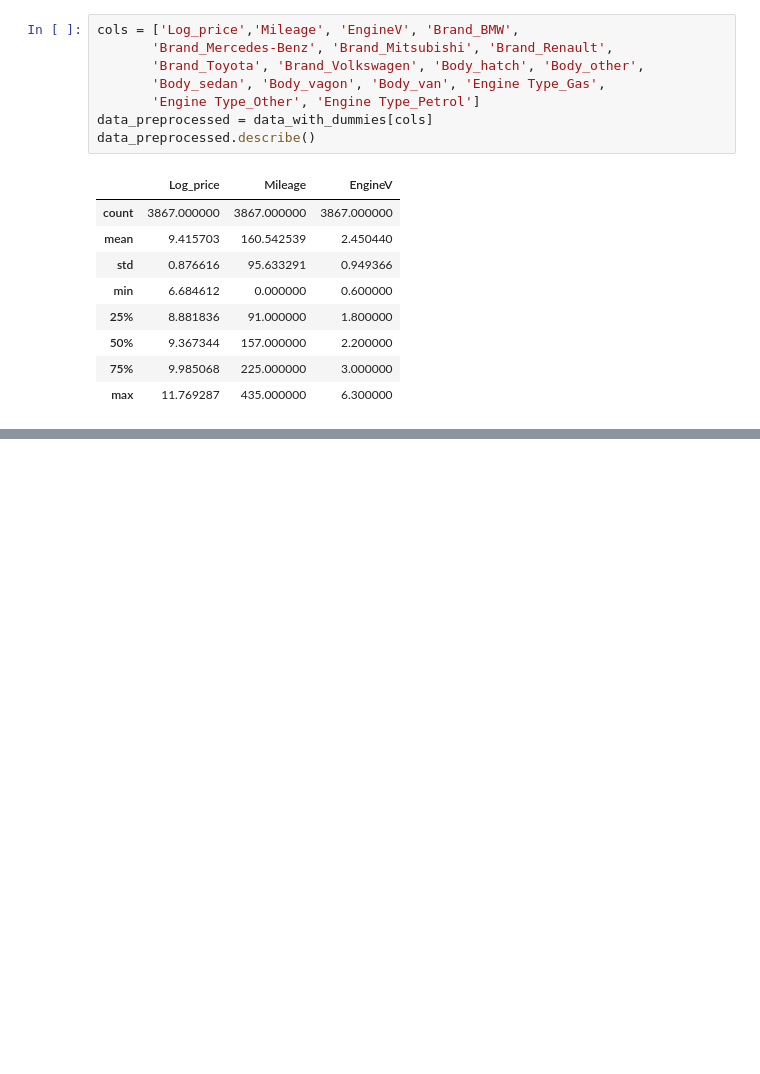
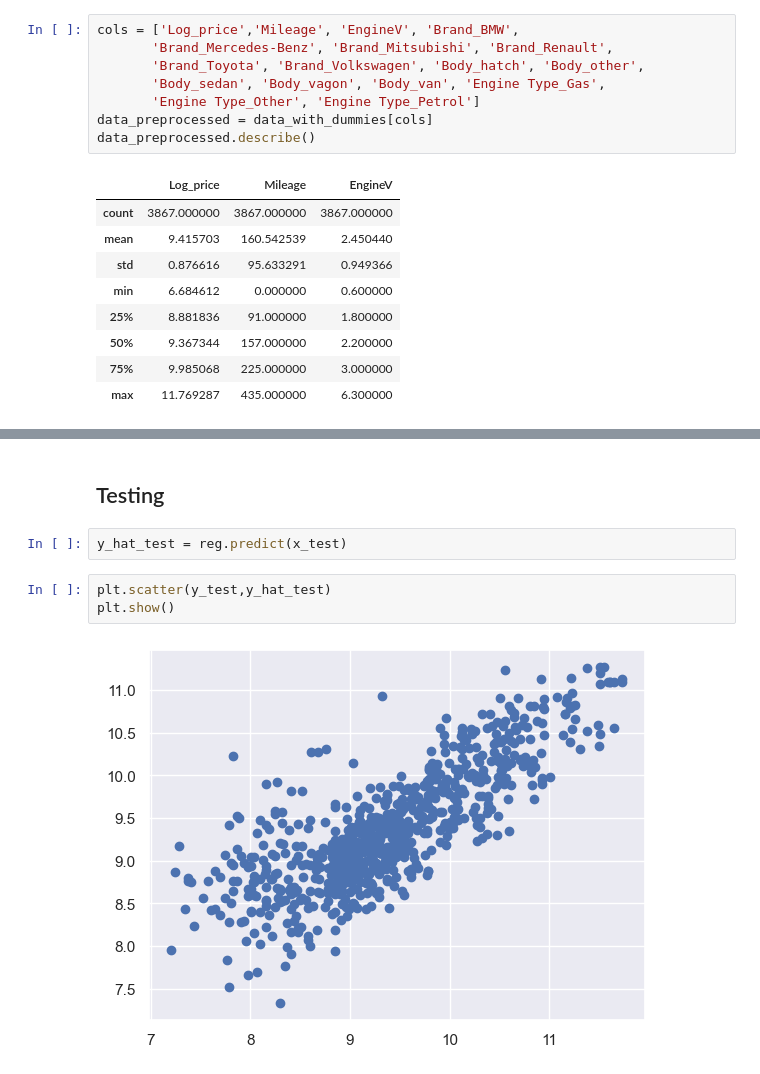
Before and after one commit to diaazg/cars-sales, a Jupyter notebook: analysis.ipynb, the cells around one changed output, grey strips where cells are left out. Saved outputs shown, nothing was run; the diff lists cells and outputs as text; blank space fills up the shorter version.

```diff
--- a/analysis.ipynb
+++ b/analysis.ipynb
@@ -382,0 +508,9 @@ data_preprocessed.describe()
+# %% [markdown]
+## Testing
+# %%
+y_hat_test = reg.predict(x_test)
+# %%
+plt.scatter(y_test,y_hat_test)
+plt.show()
+# %% [output]
+[figure, added]
```
Also changed, not shown: parts of 25 cells of this notebook.
